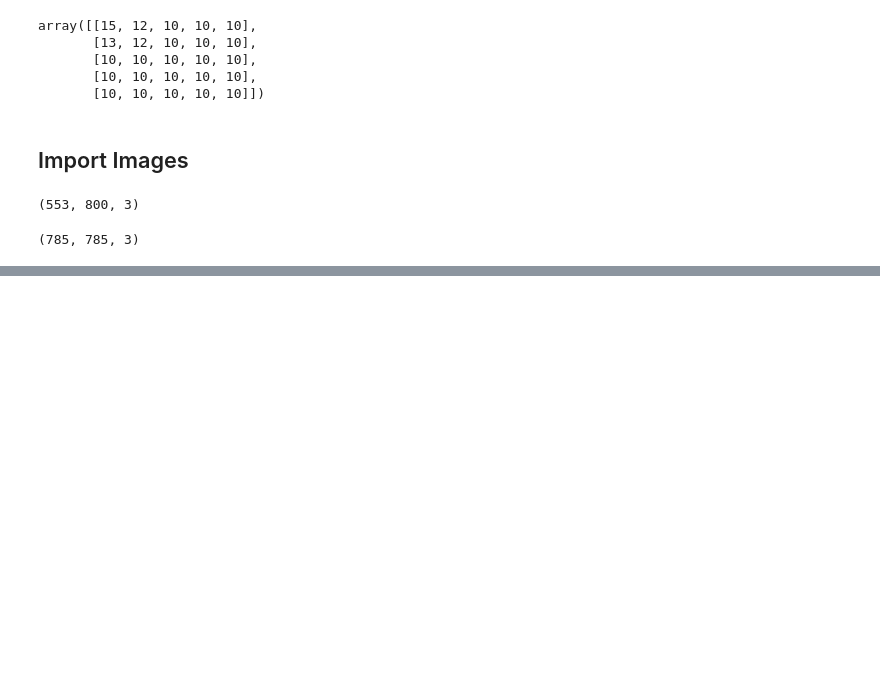
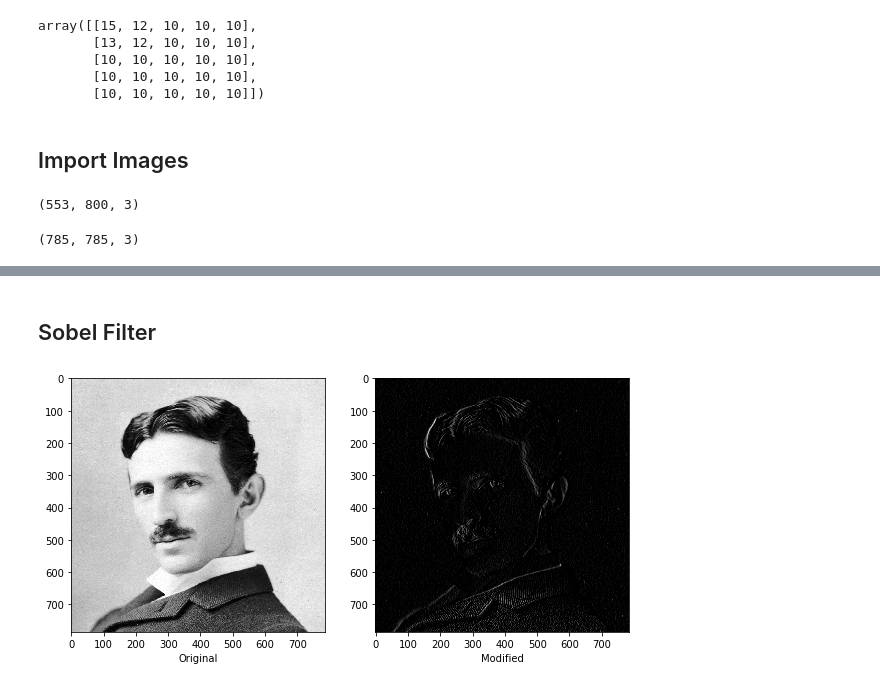
Before and after one commit to MnemoSemiotic/simple_image_filters, a Jupyter notebook: Simple_Image_Filters.ipynb, the cells around one changed output, grey strips where cells are left out. Saved outputs shown, nothing was run; the diff lists cells and outputs as text; code cells hidden in the pictures; blank space fills up the shorter version.

Commit message:
add sobel filter

```diff
--- a/Simple_Image_Filters.ipynb
+++ b/Simple_Image_Filters.ipynb
@@ -66,0 +69,8 @@ plt.imshow(im2_, cmap='gray')
+# %% [markdown]
+## Sobel Filter
+# %%
+from src.filters import *
+im2_sobel_vert = sobel(im2_, "vert")
+compare_imgs(im2_, im2_sobel_vert)
+# %% [output]
+[figure, added]
```
Also changed, not shown: parts of 9 cells of this notebook, 1 other file.
